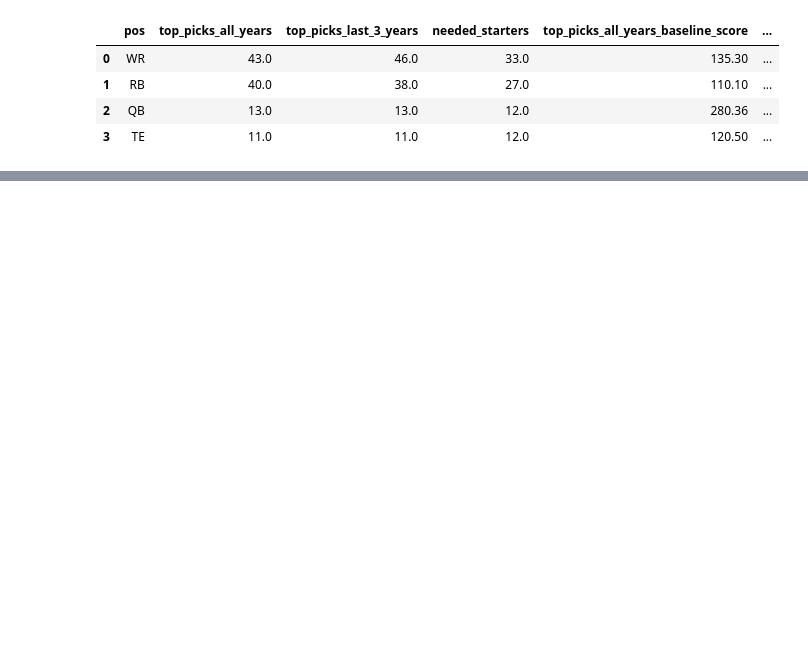
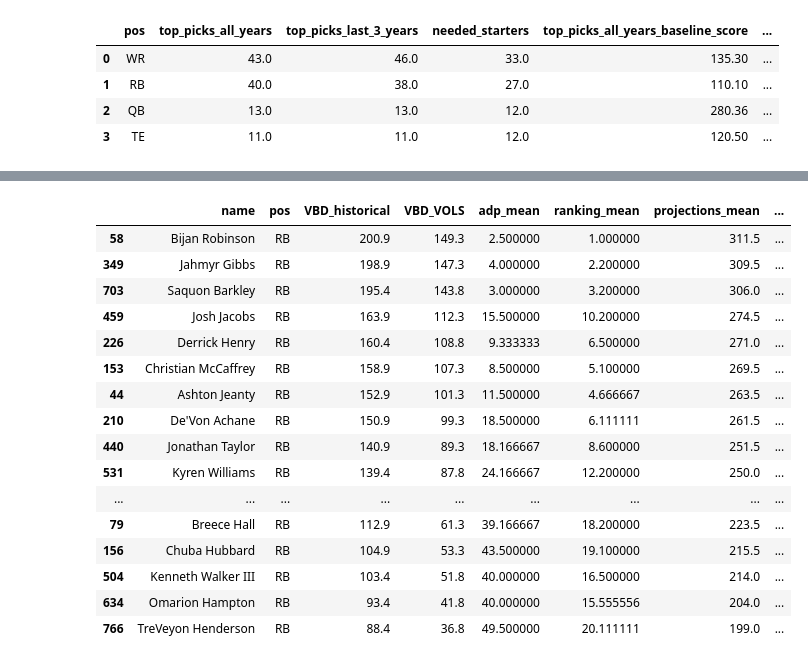
Before and after one commit to iksnizez/fantasyfootball, a Jupyter notebook: notebooks/research/vbd.ipynb, the cells around one changed output, grey strips where cells are left out. Saved outputs shown, nothing was run; the diff lists cells and outputs as text; code cells hidden in the pictures; blank space fills up the shorter version.

```diff
--- a/notebooks/research/vbd.ipynb
+++ b/notebooks/research/vbd.ipynb
@@ -50,7 +50,7 @@ dfAdp= hf.query_database(
     """
 )
 
-dfPlayers = hf.query_database(
+dfPlayers2024 = hf.query_database(
     """
     SELECT kp.playerId, kp.playerName, pos.pos, kp.adp, kp.points, kp.pointsAvg,
     kp.points/kp.pointsAvg gp, kp.positionRank, kp.overallRank
@@ -60,6 +60,23 @@ dfPlayers = hf.query_database(
     WHERE season = 2024 AND points > 0;
     """
 ).drop_duplicates(keep='first')
+
+dfPlayers = hf.query_database(
+    """
+    SELECT player.playerId, player.name, pos.pos
+    FROM player
+    LEFT JOIN pos ON pos.posId = player.posId
+    WHERE player.playerId IS NOT NULL and player.name IS NOT NULL;
+    """
+).drop_duplicates(keep='first')
+
+dfProps = hf.query_database(
+    """
+    SELECT *
+    FROM odds_season_totals
+    WHERE date = (SELECT MAX(date) FROM odds_season_totals);
+    """
+)
 # %% [output]
 query successful
 query successful
@@ -202,7 +109,7 @@ needed_starters = {'WR': 2, 'RB': 2, 'QB': 1, 'TE': 1, 'FLEX': 1}
 needed_starters = {k: v * n_teams for k, v in needed_starters.items()}
 
 # ---- flex logic
-flex_eligible = dfPlayers.query(
+flex_eligible = dfPlayers2024.query(
     "(pos == 'WR' & positionRank > @needed_starters['WR']) | "
     "(pos == 'RB' & positionRank > @needed_starters['RB']) | "
     "(pos == 'TE' & positionRank > @needed_starters['TE'])"
@@ -249,7 +156,7 @@ avg_pos_counts = (
 # ---- replacement scores
 def lookup_score(row, col):
     rank = int(row[col])
-    match = dfPlayers.query("pos == @row['pos'] & positionRank == @rank")['points']
+    match = dfPlayers2024.query("pos == @row['pos'] & positionRank == @rank")['points']
     return match.iloc[0] if not match.empty else 0
 
 for col in avg_pos_counts.columns[1:]:
@@ -289,0 +282,30 @@ dfDrafts[(dfDrafts['season'] == 2024) & (dfDrafts['pos']=='QB')]
+# %%
+col_order = [
+    'name', 'pos', 'VBD_historical', 'VBD_VOLS', 'adp_mean', 'ranking_mean', 'projections_mean',
+    'total_passing_tds_current_line', 'total_passing_yds_current_line',
+    'total_receiving_tds_current_line', 'total_receiving_yds_current_line',
+    'total_rushing_tds_current_line', 'total_rushing_yds_current_line',
+    'top_picks_last_3_years_baseline_score', 'needed_starters_baseline_score',
+    'playerId'
+]
+df_allstats_agg = df_allstats_agg[col_order]
+a = df_allstats_agg[df_allstats_agg['pos']=='RB'].sort_values('VBD_VOLS', ascending=False)
+a.head(20)
+# %% [output]
+|  | name | pos | VBD_historical | VBD_VOLS | adp_mean | ranking_mean | projections_mean | ... |
+| 58 | Bijan Robinson | RB | 200.9 | 149.3 | 2.500000 | 1.000000 | 311.5 | ... |
+| 349 | Jahmyr Gibbs | RB | 198.9 | 147.3 | 4.000000 | 2.200000 | 309.5 | ... |
+| 703 | Saquon Barkley | RB | 195.4 | 143.8 | 3.000000 | 3.200000 | 306.0 | ... |
+| 459 | Josh Jacobs | RB | 163.9 | 112.3 | 15.500000 | 10.200000 | 274.5 | ... |
+| 226 | Derrick Henry | RB | 160.4 | 108.8 | 9.333333 | 6.500000 | 271.0 | ... |
+| 153 | Christian McCaffrey | RB | 158.9 | 107.3 | 8.500000 | 5.100000 | 269.5 | ... |
+| 44 | Ashton Jeanty | RB | 152.9 | 101.3 | 11.500000 | 4.666667 | 263.5 | ... |
+| 210 | De'Von Achane | RB | 150.9 | 99.3 | 18.500000 | 6.111111 | 261.5 | ... |
+| 440 | Jonathan Taylor | RB | 140.9 | 89.3 | 18.166667 | 8.600000 | 251.5 | ... |
+| 531 | Kyren Williams | RB | 139.4 | 87.8 | 24.166667 | 12.200000 | 250.0 | ... |
+| ... | ... | ... | ... | ... | ... | ... | ... | ... |
+| 79 | Breece Hall | RB | 112.9 | 61.3 | 39.166667 | 18.200000 | 223.5 | ... |
+| 156 | Chuba Hubbard | RB | 104.9 | 53.3 | 43.500000 | 19.100000 | 215.5 | ... |
+| 504 | Kenneth Walker III | RB | 103.4 | 51.8 | 40.000000 | 16.500000 | 214.0 | ... |
+| 634 | Omarion Hampton | RB | 93.4 | 41.8 | 40.000000 | 15.555556 | 204.0 | ... |
+| 766 | TreVeyon Henderson | RB | 88.4 | 36.8 | 49.500000 | 20.111111 | 199.0 | ... |
```
Also changed, not shown: parts of 8 cells of this notebook, 7 other files.
